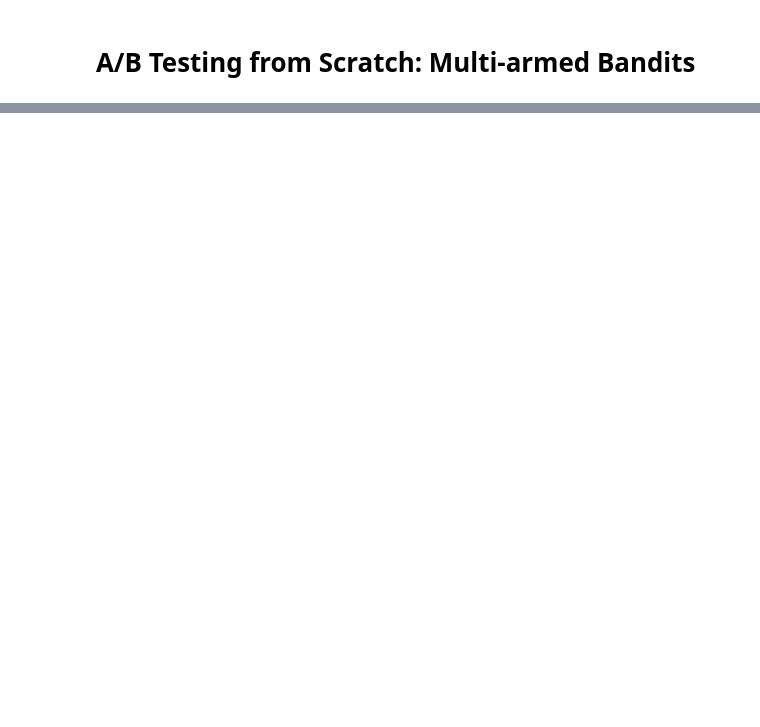
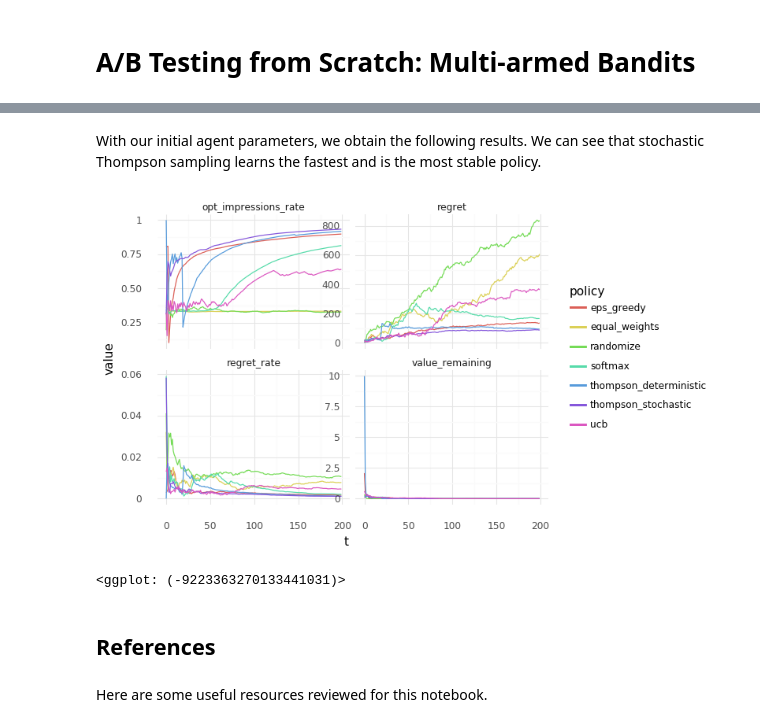
Before and after one commit to cstorm125/abtestoo, a Jupyter notebook: mab.ipynb, the cells around one changed output, grey strips where cells are left out. Cells and saved outputs as stored; diff of their text form; code cells hidden in the pictures; blank space fills up the shorter version.

```diff
--- a/mab.ipynb
+++ b/mab.ipynb
@@ -181,8 +232,10 @@ a.ucb(env.get_state(),t), a.thompson_deterministic(env.get_state())
 # %%
 env = MusketeerEnv(true_ps = [0.12,0.13,0.14], avg_impressions=400)
 a = BanditAgent()
-for t in range(200):
-    state = env.get_state()
-    action = a.thompson_stochastic(state)
-    env.step(action)
-df = env.show_df()
+for i in range(20):
+    p = a.equal_weights(env.get_state())
+    env.step(p)
+    t=i
+a.equal_weights(env.get_state()), a.randomize(env.get_state()), a.eps_greedy(env.get_state(),t),\
+a.softmax(env.get_state(),t), a.thompson_stochastic(env.get_state()), \
+a.ucb(env.get_state(),t), a.thompson_deterministic(env.get_state())
@@ -198,0 +250,15 @@ plt.plot(df.regret)
+# %%
+envs = [MusketeerEnv(true_ps = [0.12,0.13,0.14], avg_impressions=400) for i in range(7)]
+a = BanditAgent()
+for t in range(200):
+    states = [env.get_state() for env in envs]
+    actions = [a.equal_weights(states[0]), a.randomize(states[1]),
+               a.eps_greedy(states[2],t), a.softmax(states[3],t),
+               a.thompson_stochastic(states[4]),
+               a.ucb(states[5],t), a.thompson_deterministic(states[6])]
+    for i in range(7): envs[i].step(actions[i])
+dfs = [env.show_df() for env in envs]
+policies = ['equal_weights','randomize','eps_greedy','softmax','thompson_stochastic',
+            'ucb','thompson_deterministic']
+for i in range(7): dfs[i]['policy'] = policies[i]
+df = pd.concat(dfs)[['policy','t','opt_impressions_rate','regret_rate','regret','value_remaining']]
@@ -198,0 +274,3 @@ plt.plot(df.regret)
+# %%
+df_m = df.melt(id_vars=['policy','t'])
+df_m.tail()
@@ -198,0 +284,13 @@ plt.plot(df.regret)
+# %% [markdown]
+With our initial agent parameters, we obtain the following results. We can see that stochastic Thompson sampling learns the fastest and is the most stable policy.
+# %%
+g = (ggplot(df_m, aes(x='t',y='value',color='policy',group='policy')) +
+    geom_line() + theme_minimal() + facet_wrap('~variable',scales='free_y'))
+g
+# %% [output]
+[figure, added]
+<ggplot: (-9223363270133441031)>
+# %% [markdown]
+## References
+# %% [markdown]
+Here are some useful resources reviewed for this notebook.
```
Also changed, not shown: parts of 25 cells of this notebook, 1 other file.
